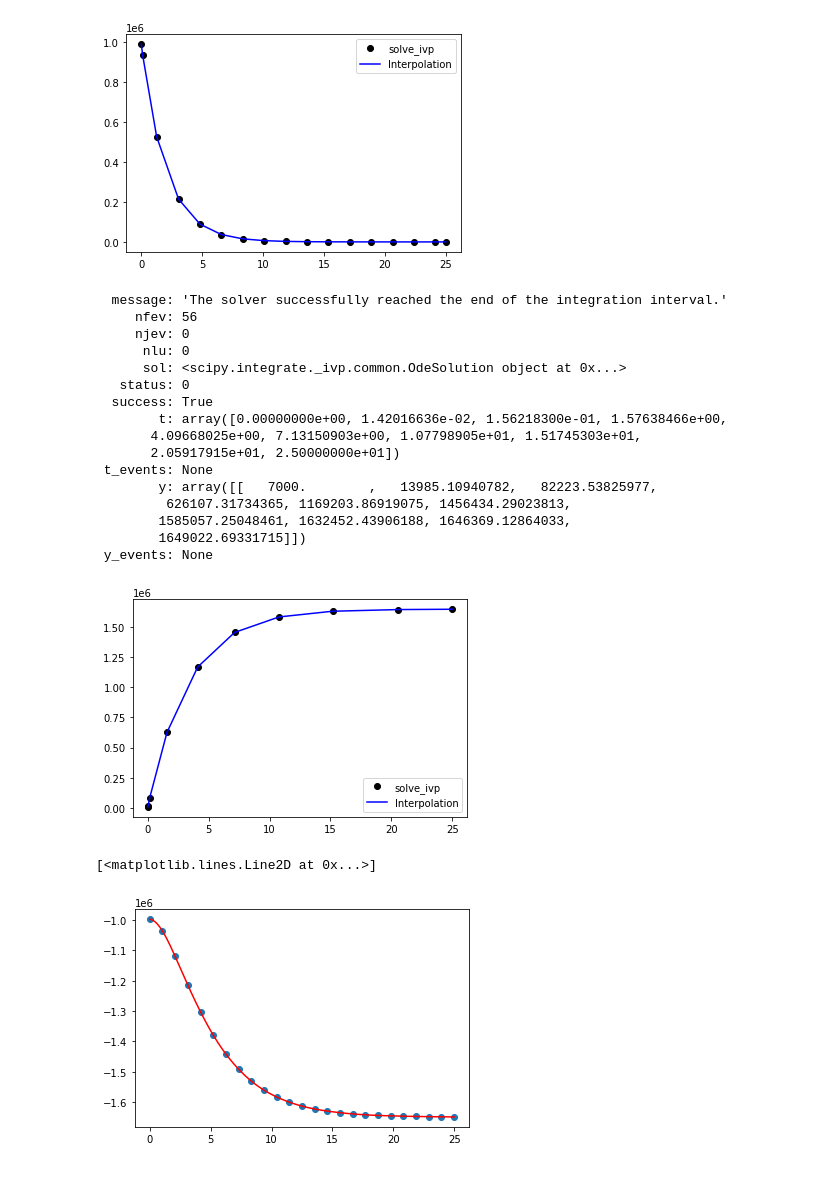
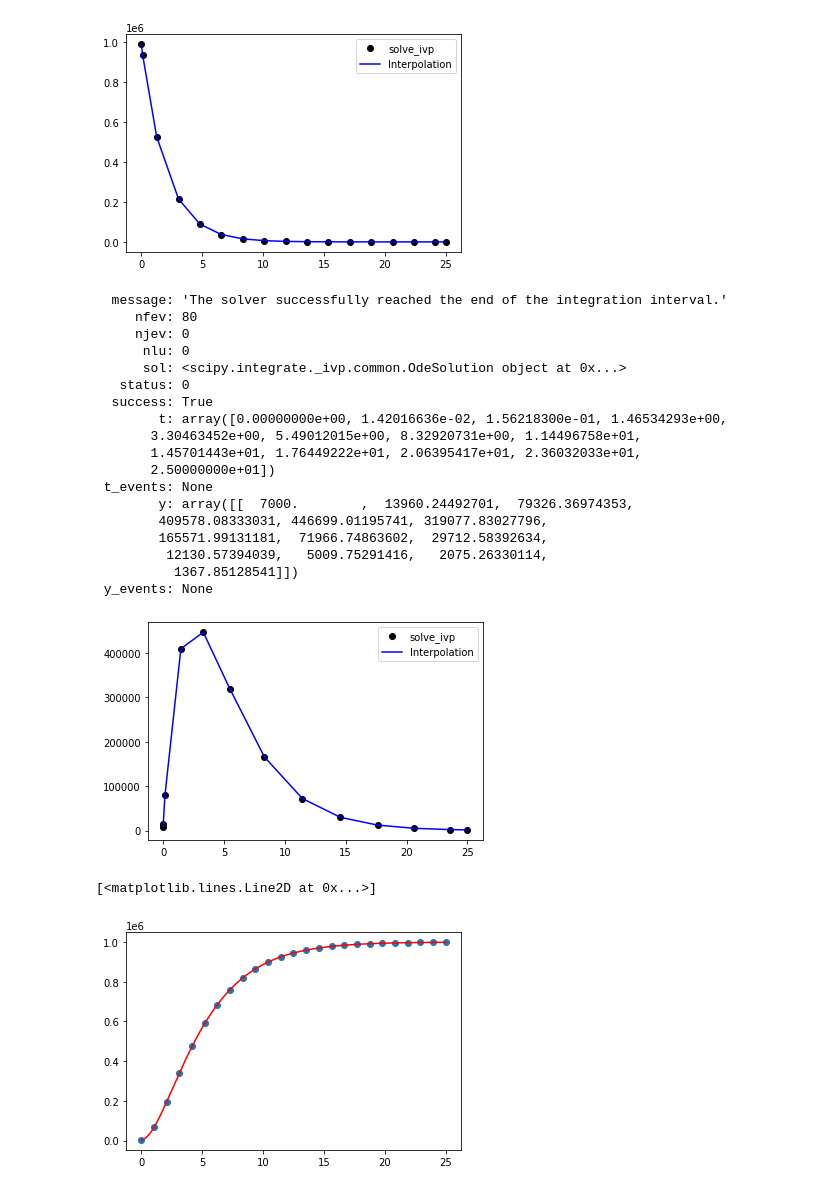
Before and after one commit to Iryna-Lytvynchuk/Data_Science, a Jupyter notebook: Hw4_2.ipynb, the cells around one changed output. Cells and saved outputs as stored; diff of their text form; code cells hidden in the pictures.

```diff
--- a/Hw4_2.ipynb
+++ b/Hw4_2.ipynb
@@ -48,34 +48,37 @@ plt.show()
 [figure]
 # %%
 def didt(t, I, a, b):
-    return a * S - b * I
+    s = soln_s.sol(t)
+    return a * s - b * I
 
 soln_i = solve_ivp(didt, (t_0, t_f), [I], dense_output=True, args=(a, b))
 print(soln_i)
 t, y = soln_i.t, soln_i.y[0]
 z, = soln_i.sol(t)
 plt.plot(t, y, 'o', color='k', label='solve_ivp')
 plt.plot(t, z, color='blue', label='Interpolation')
 plt.legend()
 plt.show()
 # %% [output]
   message: 'The solver successfully reached the end of the integration interval.'
-     nfev: 56
+     nfev: 80
      njev: 0
       nlu: 0
       sol: <scipy.integrate._ivp.common.OdeSolution object at 0x...>
    status: 0
   success: True
-        t: array([0.00000000e+00, 1.42016636e-02, 1.56218300e-01, 1.57638466e+00,
-       4.09668025e+00, 7.13150903e+00, 1.07798905e+01, 1.51745303e+01,
-       2.05917915e+01, 2.50000000e+01])
+        t: array([0.00000000e+00, 1.42016636e-02, 1.56218300e-01, 1.46534293e+00,
+       3.30463452e+00, 5.49012015e+00, 8.32920731e+00, 1.14496758e+01,
+       1.45701443e+01, 1.76449222e+01, 2.06395417e+01, 2.36032033e+01,
+       2.50000000e+01])
  t_events: None
-        y: array([[   7000.        ,   13985.10940782,   82223.53825977,
-         626107.31734365, 1169203.86919075, 1456434.29023813,
-        1585057.25048461, 1632452.43906188, 1646369.12864033,
-        1649022.69331715]])
+        y: array([[  7000.        ,  13960.24492701,  79326.36974353,
+        409578.08333031, 446699.01195741, 319077.83027796,
+        165571.99131181,  71966.74863602,  29712.58392634,
+         12130.57394039,   5009.75291416,   2075.26330114,
+          1367.85128541]])
  y_events: None
-[figure, old version]
+[figure, new version]
 # %%
 t = np.linspace(t_0,t_f, 25)
 soln_r = []
@@ -88,7 +91,7 @@ more_t = np.linspace(0, 25, 1000000)
 plt.plot(more_t, f(more_t), color='r')
 # %% [output]
 [<matplotlib.lines.Line2D at 0x...>]
-[figure, old version]
+[figure, new version]
 # %%
 more_t = np.linspace(0, 25, 1000000)
 st = soln_s.sol(more_t)
```
Also changed, not shown: parts of 1 cell of this notebook.
